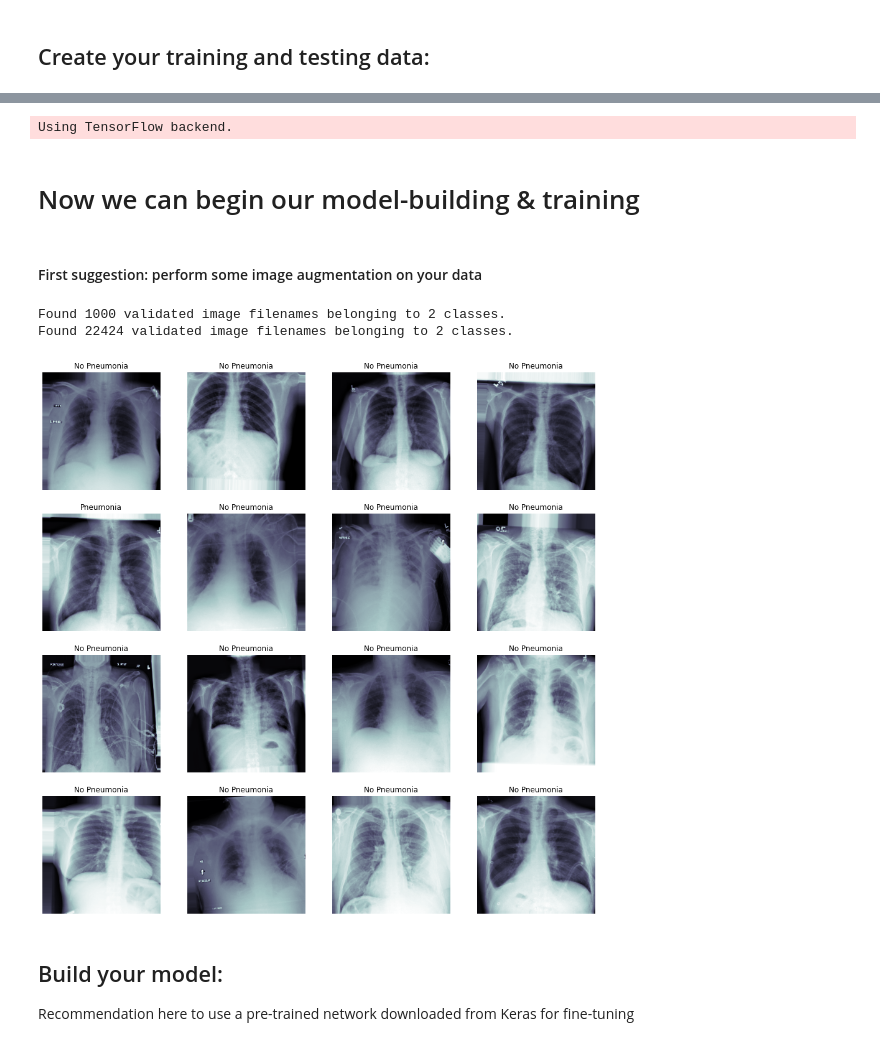
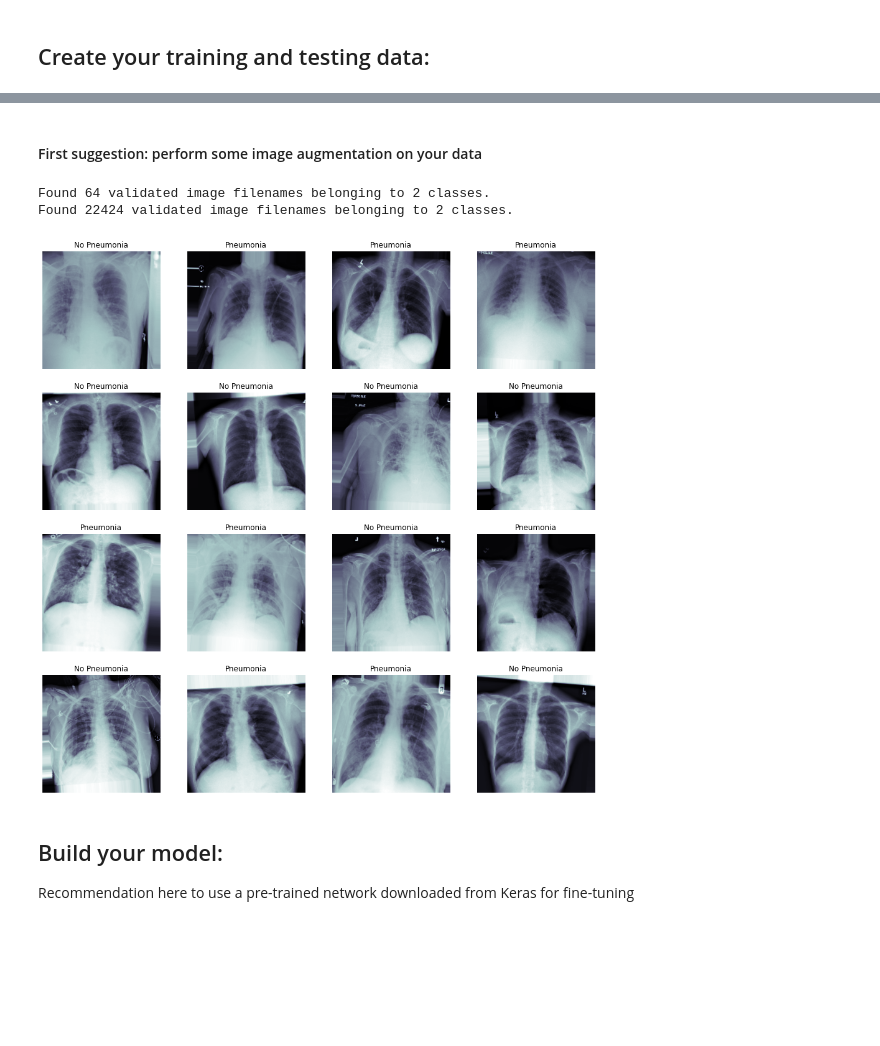
Before and after one commit to Thada-Jirajaras/Pneumonia-Detection-From-Chest-X-Rays, a Jupyter notebook: Build and train model.ipynb, the cells around one changed output, grey strips where cells are left out. Saved outputs shown, nothing was run; the diff lists cells and outputs as text; code cells hidden in the pictures; blank space fills up the shorter version.

Commit message:
Create a custom data generator that try to balance class labels every epoch by downsampling the majority class

```diff
--- a/Build and train model.ipynb
+++ b/Build and train model.ipynb
@@ -50,2 +17,13 @@ all_xray_df['pneumonia_class']  = all_xray_df['Pneumonia'].map(lambda x: 'Pneumo
 # %% [markdown]
 ## Create your training and testing data:
+# %%
+from source.train import _create_dataset
+create_new_trainval_set = 0
+input_file = '/data/Data_Entry_2017.csv'
+output_trainfile = os.path.join('processed_data', 'train_data.csv')
+output_valfile = os.path.join('processed_data', 'val_data.csv')
+if create_new_trainval_set:
+    _create_dataset(input_file = input_file,
+                       output_trainfile = output_trainfile,
+                    output_valfile = output_valfile)
+train_data, val_data = pd.read_csv(output_trainfile), pd.read_csv(output_valfile)
@@ -52,54 +34,36 @@ all_xray_df['pneumonia_class']  = all_xray_df['Pneumonia'].map(lambda x: 'Pneumo
 # %%
 from source.train import create_splits
 dev_flag = 1
-train_data, val_data = create_splits(all_xray_df,  stratify_on = 'pneumonia_class')
 if dev_flag:
     train_data = train_data.sample(1000)
-# %% [output]
-Using TensorFlow backend.
-# %% [markdown]
-# Now we can begin our model-building & training
 # %% [markdown]
 #### First suggestion: perform some image augmentation on your data
-# %%
-from source.train import my_image_augmentation, make_train_gen, make_val_gen
-
-my_train_idg = my_image_augmentation(horizontal_flip = True,
-                         height_shift_range = 0.1,
-                         width_shift_range = 0.1,
-                         rotation_range = 5,
-                         shear_range = 0.05,
-                         zoom_range = 0.05)
-my_val_idg = my_image_augmentation(horizontal_flip = False,
-                         height_shift_range = 0,
-                         width_shift_range = 0,
-                         rotation_range = 0,
-                         shear_range = 0,
-                         zoom_range = 0)
-train_gen = make_train_gen(my_train_idg, train_data, imgpath_col = 'path', class_col = 'pneumonia_class')
-val_gen = make_val_gen(my_val_idg, val_data, imgpath_col = 'path', class_col = 'pneumonia_class')
-# %% [output]
-Found 1000 validated image filenames belonging to 2 classes.
-Found 22424 validated image filenames belonging to 2 classes.
+# %%
+from source.train import TrainGen, make_val_gen
+train_gen = TrainGen(train_data)
+val_gen = make_val_gen(val_data, imgpath_col = 'path', class_col = 'pneumonia_class')
+# %% [output]
+Found 64 validated image filenames belonging to 2 classes.
+Found 22424 validated image filenames belonging to 2 classes.
 # %%
 ## May want to pull a single large batch of random validation data for testing after each epoch:
 valX, valY = val_gen.next()
 # %%
 ## May want to look at some examples of our augmented training data.
 ## This is helpful for understanding the extent to which data is being manipulated prior to training,
 ## and can be compared with how the raw data look prior to augmentation
 
-t_x, t_y = next(train_gen)
+t_x, t_y = next(train_gen.train_gen)
 fig, m_axs = plt.subplots(4, 4, figsize = (16, 16))
 for (c_x, c_y, c_ax) in zip(t_x, t_y, m_axs.flatten()):
     c_ax.imshow(c_x[:,:,0], cmap = 'bone')
     if c_y == 1:
         c_ax.set_title('Pneumonia')
     else:
         c_ax.set_title('No Pneumonia')
     c_ax.axis('off')
 # %% [output]
-[figure, old version]
+[figure, new version]
 # %% [markdown]
 ## Build your model:
 
```
Also changed, not shown: parts of 10 cells of this notebook, 1 other file.
